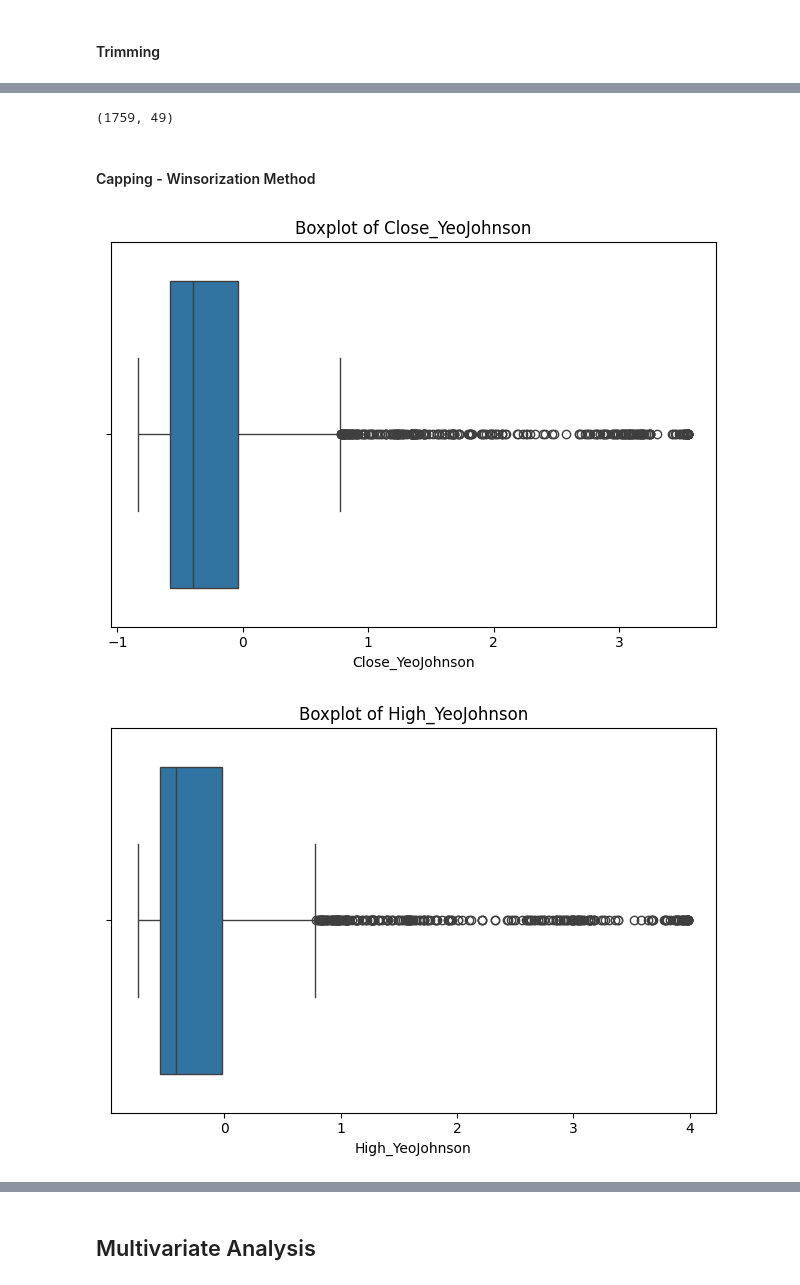
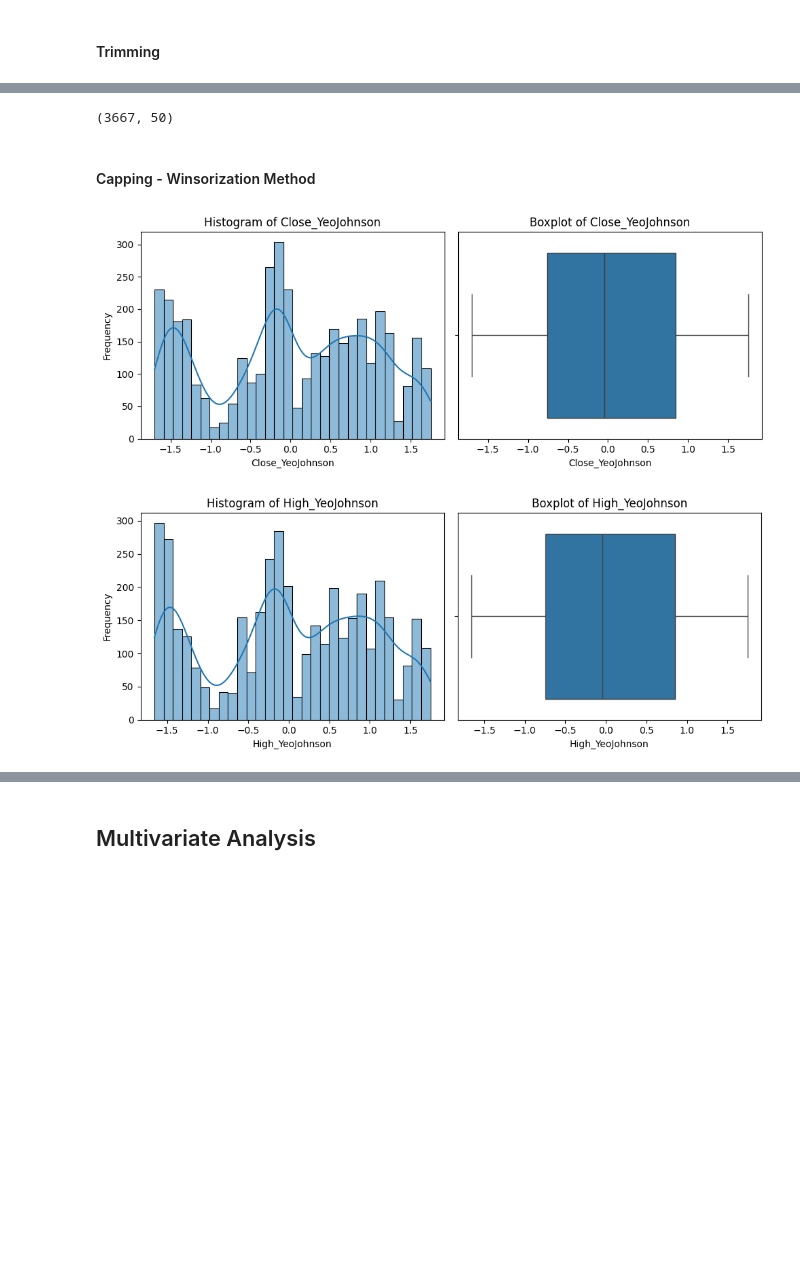
Before and after one commit to parthaAtSolent/COM724--Assessment-AI, a Jupyter notebook: notebooks/preprocessing_v2.ipynb, the cells around one changed output, grey strips where cells are left out. Drawn from its saved outputs; the diff is of its cells as text; code cells hidden in the pictures; blank space fills up the shorter version.

```diff
--- a/notebooks/preprocessing_v2.ipynb
+++ b/notebooks/preprocessing_v2.ipynb
@@ -32,4 +51,4 @@ from data.data_loader import load_data
 # %%
-df = load_data('UNI-USD')
+df = load_data('BTC-USD')
 df.head()
 # %% [output]
@@ -259,8 +277,8 @@ for col in [c for c in df_new.columns if c.endswith('_YeoJohnson')]:
 import matplotlib.pyplot as plt
 import seaborn as sns
 # %%
-# Loop through all columns ending with '_BoxCox'
-for col in [c for c in df_new.columns if c.endswith('_BoxCox')]:
+# Loop through all columns ending with '_YeoJohnson' to create boxplots
+for col in [c for c in df_new.columns if c.endswith('_YeoJohnson')]:
     plt.figure()
     sns.boxplot(x=df_new[col], orient='h')
     plt.title(f'Boxplot of {col}')
@@ -274,0 +294,10 @@ for col in [c for c in df_new.columns if c.endswith('_BoxCox')]:
+# %%
+# Loop through all columns ending with '_YeoJohnson'  to create histograms
+for col in [c for c in df_new.columns if c.endswith('_YeoJohnson')]:
+    plt.figure()
+    plt.hist(df_new[col], bins=30, edgecolor='black')
+    plt.title(f'Histogram of {col}')
+    plt.xlabel(col)
+    plt.ylabel('Frequency')
+    plt.tight_layout()
+    plt.show()
@@ -346,0 +382,10 @@ for col in [c for c in df_updated.columns if c.endswith('_YeoJohnson')]:
+# %%
+# Loop through all columns ending with '_YeoJohnson'
+for col in [c for c in df_updated.columns if c.endswith('_YeoJohnson')]:
+    plt.figure()
+    plt.hist(df_updated[col], bins=30, edgecolor='black')
+    plt.title(f'Histogram of {col}')
+    plt.xlabel(col)
+    plt.ylabel('Frequency')
+    plt.tight_layout()
+    plt.show()
@@ -347,18 +398,28 @@ for col in [c for c in df_updated.columns if c.endswith('_YeoJohnson')]:
 # %%
 df_updated.shape
 # %% [output]
-(1759, 49)
+(3667, 50)
 # %% [markdown]
 #### Capping - Winsorization Method
 # %%
+
 # Loop through all columns ending with '_YeoJohnson'
 for col in [c for c in df_new.columns if c.endswith('_YeoJohnson')]:
-    plt.figure()
-    sns.boxplot(x=df_new[col], orient='h')
-    plt.title(f'Boxplot of {col}')
-    plt.xlabel(col)
+    fig, axes = plt.subplots(1, 2, figsize=(10, 4))
+
+    # Histogram (left side)
+    sns.histplot(df_new[col], bins=30, kde=True, ax=axes[0])
+    axes[0].set_title(f'Histogram of {col}')
+    axes[0].set_xlabel(col)
+    axes[0].set_ylabel('Frequency')
+
+    # Boxplot (right side)
+    sns.boxplot(x=df_new[col], orient='h', ax=axes[1])
+    axes[1].set_title(f'Boxplot of {col}')
+    axes[1].set_xlabel(col)
+
     plt.tight_layout()
     plt.show()
 # %% [output]
-[figure, old version]
+[figure, new version]
-[figure, old version]
+[figure, new version]
```
Also changed, not shown: parts of 35 cells of this notebook, 11 other files.
